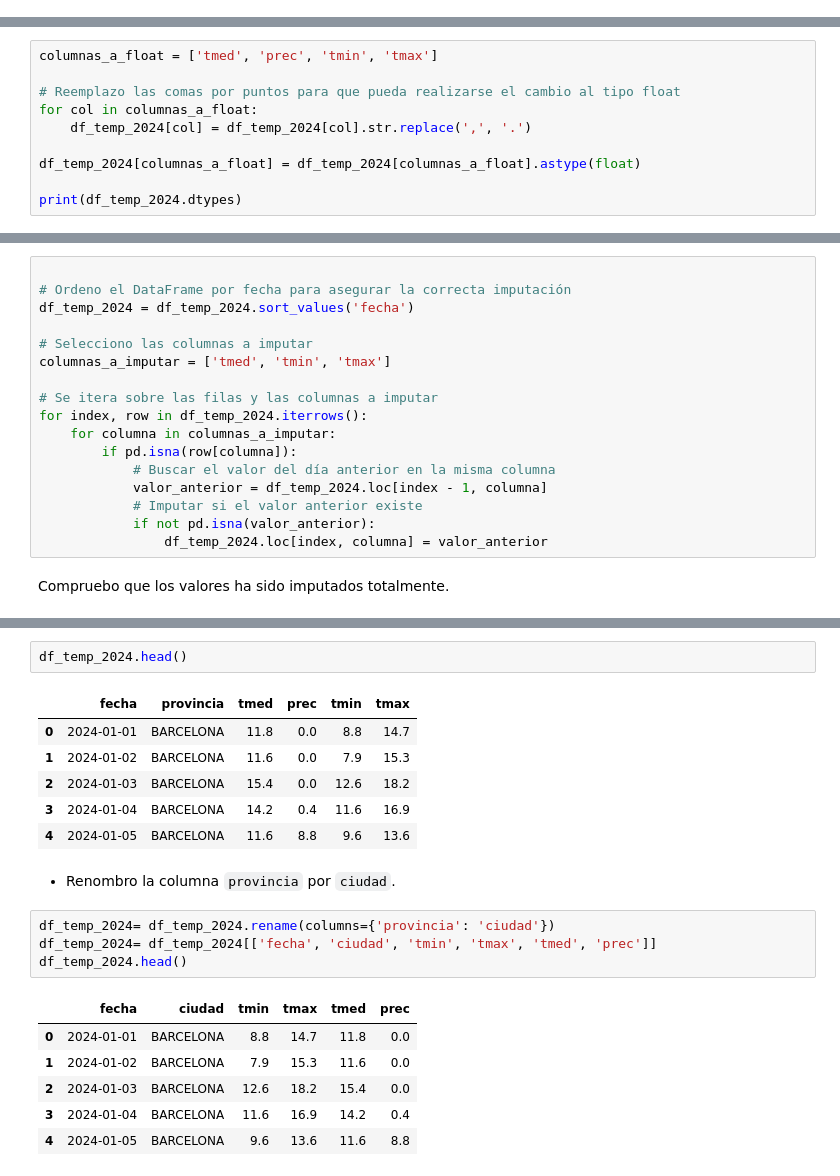
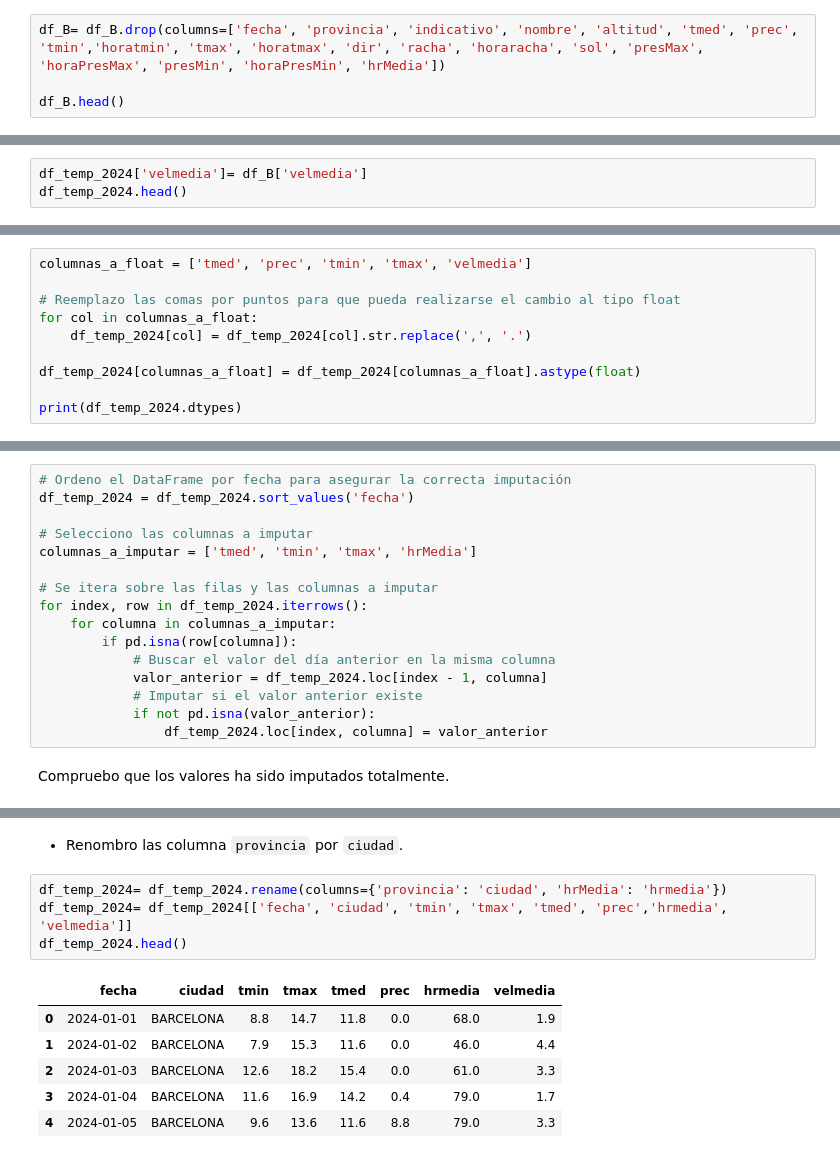
Before and after one commit to hailemen/consum_elect_bcn, a Jupyter notebook: scripts/temperaturas/temperaturas_2024.ipynb, the cells around one changed output, grey strips where cells are left out. Drawn from its saved outputs; the diff is of its cells as text.

```diff
--- a/scripts/temperaturas/temperaturas_2024.ipynb
+++ b/scripts/temperaturas/temperaturas_2024.ipynb
@@ -31,0 +63,4 @@ df_temp_2024 = df_temp_2024.drop(columns=['horaHrMax', 'horaHrMin', 'hrMedia', '
+# %%
+df_B= df_B.drop(columns=['fecha', 'provincia', 'indicativo', 'nombre', 'altitud', 'tmed', 'prec', 'tmin','horatmin', 'tmax', 'horatmax', 'dir', 'racha', 'horaracha', 'sol', 'presMax', 'horaPresMax', 'presMin', 'horaPresMin', 'hrMedia'])
+
+df_B.head()
@@ -31,0 +74,3 @@ df_temp_2024 = df_temp_2024.drop(columns=['horaHrMax', 'horaHrMin', 'hrMedia', '
+# %%
+df_temp_2024['velmedia']= df_B['velmedia']
+df_temp_2024.head()
@@ -66,7 +122,7 @@ dtype: object
 # %% [markdown]
 Transformo las columnas 'tmed', 'prec', 'tmin', 'tmax' al tipo float, modificando el símbolo de coma por punto.
 # %%
-columnas_a_float = ['tmed', 'prec', 'tmin', 'tmax']
+columnas_a_float = ['tmed', 'prec', 'tmin', 'tmax', 'velmedia']
 
 # Reemplazo las comas por puntos para que pueda realizarse el cambio al tipo float
 for col in columnas_a_float:
@@ -104,12 +170,11 @@ df_temp_2024[nulos_tmed]
 # %% [markdown]
 La idea de la imputación en este caso es mantener la continuidad de la serie. Imputo los valores faltantes utilizando una función, que en caso de que encuentre un valor nulo en una columna, buscará el valor correspondiente en la fila anterior (día anterior). Si el valor anterior existe, se utiliza para reemplazar el valor nulo.
 # %%
-
 # Ordeno el DataFrame por fecha para asegurar la correcta imputación
 df_temp_2024 = df_temp_2024.sort_values('fecha')
 
 # Selecciono las columnas a imputar
-columnas_a_imputar = ['tmed', 'tmin', 'tmax']
+columnas_a_imputar = ['tmed', 'tmin', 'tmax', 'hrMedia']
 
 # Se itera sobre las filas y las columnas a imputar
 for index, row in df_temp_2024.iterrows():
@@ -134,23 +201,14 @@ tmax         0
 dtype: int64
-# %%
-df_temp_2024.head()
-# %% [output]
-|  | fecha | provincia | tmed | prec | tmin | tmax |
-| 0 | 2024-01-01 | BARCELONA | 11.8 | 0.0 | 8.8 | 14.7 |
-| 1 | 2024-01-02 | BARCELONA | 11.6 | 0.0 | 7.9 | 15.3 |
-| 2 | 2024-01-03 | BARCELONA | 15.4 | 0.0 | 12.6 | 18.2 |
-| 3 | 2024-01-04 | BARCELONA | 14.2 | 0.4 | 11.6 | 16.9 |
-| 4 | 2024-01-05 | BARCELONA | 11.6 | 8.8 | 9.6 | 13.6 |
 # %% [markdown]
-- Renombro la columna `provincia` por `ciudad`.
+- Renombro las columna `provincia` por `ciudad`.
 # %%
-df_temp_2024= df_temp_2024.rename(columns={'provincia': 'ciudad'})
-df_temp_2024= df_temp_2024[['fecha', 'ciudad', 'tmin', 'tmax', 'tmed', 'prec']]
+df_temp_2024= df_temp_2024.rename(columns={'provincia': 'ciudad', 'hrMedia': 'hrmedia'})
+df_temp_2024= df_temp_2024[['fecha', 'ciudad', 'tmin', 'tmax', 'tmed', 'prec','hrmedia', 'velmedia']]
 df_temp_2024.head()
 # %% [output]
-|  | fecha | ciudad | tmin | tmax | tmed | prec |
-| 0 | 2024-01-01 | BARCELONA | 8.8 | 14.7 | 11.8 | 0.0 |
-| 1 | 2024-01-02 | BARCELONA | 7.9 | 15.3 | 11.6 | 0.0 |
-| 2 | 2024-01-03 | BARCELONA | 12.6 | 18.2 | 15.4 | 0.0 |
-| 3 | 2024-01-04 | BARCELONA | 11.6 | 16.9 | 14.2 | 0.4 |
-| 4 | 2024-01-05 | BARCELONA | 9.6 | 13.6 | 11.6 | 8.8 |
+|  | fecha | ciudad | tmin | tmax | tmed | prec | hrmedia | velmedia |
+| 0 | 2024-01-01 | BARCELONA | 8.8 | 14.7 | 11.8 | 0.0 | 68.0 | 1.9 |
+| 1 | 2024-01-02 | BARCELONA | 7.9 | 15.3 | 11.6 | 0.0 | 46.0 | 4.4 |
+| 2 | 2024-01-03 | BARCELONA | 12.6 | 18.2 | 15.4 | 0.0 | 61.0 | 3.3 |
+| 3 | 2024-01-04 | BARCELONA | 11.6 | 16.9 | 14.2 | 0.4 | 79.0 | 1.7 |
+| 4 | 2024-01-05 | BARCELONA | 9.6 | 13.6 | 11.6 | 8.8 | 79.0 | 3.3 |
```
Also changed, not shown: parts of 25 cells of this notebook, 5 other files.
